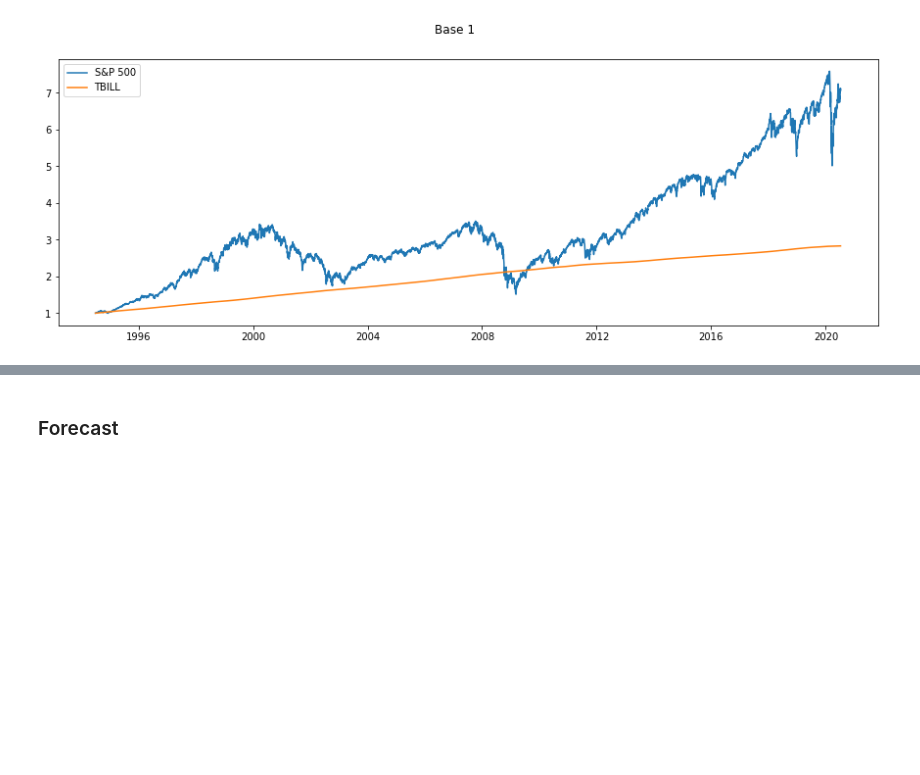
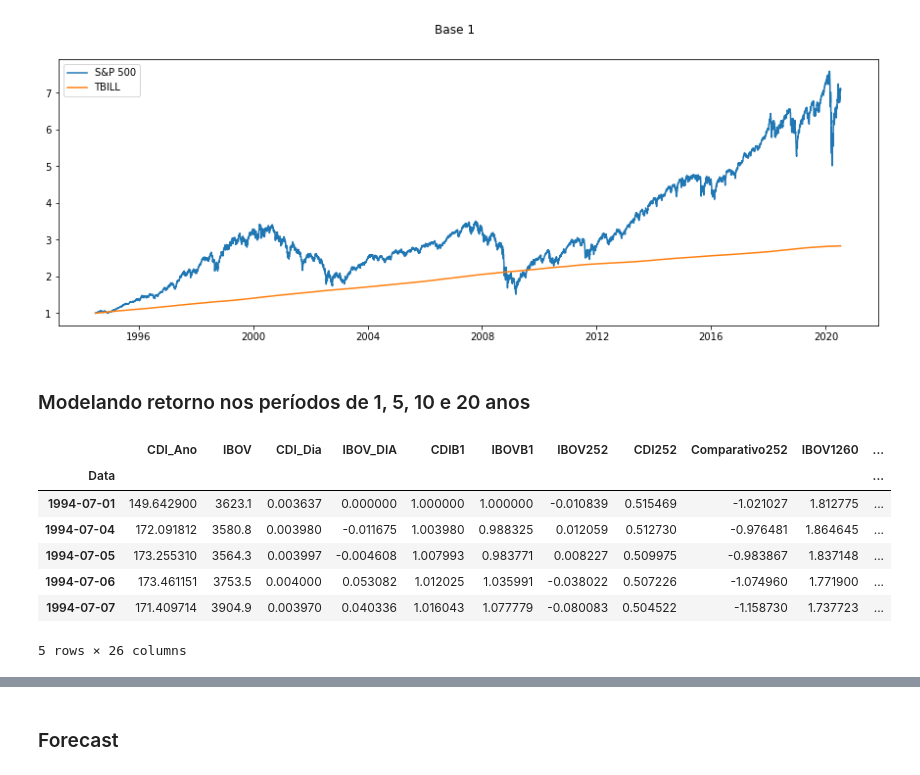
Before and after one commit to Pombalino/FGV, a Jupyter notebook: Trab1Fin2.ipynb, the cells around one changed output, grey strips where cells are left out. Saved outputs shown, nothing was run; the diff lists cells and outputs as text; code cells hidden in the pictures; blank space fills up the shorter version.

```diff
--- a/Trab1Fin2.ipynb
+++ b/Trab1Fin2.ipynb
@@ -41,12 +57,31 @@ fig.suptitle("Base 1")
 leg = ax.legend()
 # %% [output]
 [figure]
+# %% [markdown]
+### Modelando retorno nos períodos de 1, 5, 10 e 20 anos
 # %%
 for i in [252, 252*5, 252*10, 252*20]:
-    IBOV = pd.DataFrame(sh[i:].reset_index().IBOVB1/sh.reset_index().IBOVB1-1)
+    # para cada período, calcule o rendimento para todos os dias possíveis
+    # já tirando IR dos retornos dos investimentos
+    IBOV = pd.DataFrame(0.85*(sh[i:].reset_index().IBOVB1/sh.reset_index().IBOVB1-1))
     sh['IBOV'+str(i)] = IBOV.set_index(sh.index)
-    CDI = pd.DataFrame(sh[i:].reset_index().CDIB1/sh.reset_index().CDIB1-1)
+    if i == 252:
+        al = 1 - 0.2
+    else:
+        al = 1 - 0.15
+    CDI = pd.DataFrame(al*(sh[i:].reset_index().CDIB1/sh.reset_index().CDIB1-1))
     sh['CDI'+str(i)] = CDI.set_index(sh.index)
+    # Apenas um comparativo de qual dos dois é maior. Se >0, RV>RF
     sh['Comparativo'+str(i)] = sh['IBOV'+str(i)]/sh['CDI'+str(i)]-1
+sh.head()
+# %% [output]
+|  | CDI_Ano | IBOV | CDI_Dia | IBOV_DIA | CDIB1 | IBOVB1 | IBOV252 | CDI252 | Comparativo252 | IBOV1260 | ... |
+| Data |  |  |  |  |  |  |  |  |  |  | ... |
+| 1994-07-01 | 149.642900 | 3623.1 | 0.003637 | 0.000000 | 1.000000 | 1.000000 | -0.010839 | 0.515469 | -1.021027 | 1.812775 | ... |
+| 1994-07-04 | 172.091812 | 3580.8 | 0.003980 | -0.011675 | 1.003980 | 0.988325 | 0.012059 | 0.512730 | -0.976481 | 1.864645 | ... |
+| 1994-07-05 | 173.255310 | 3564.3 | 0.003997 | -0.004608 | 1.007993 | 0.983771 | 0.008227 | 0.509975 | -0.983867 | 1.837148 | ... |
+| 1994-07-06 | 173.461151 | 3753.5 | 0.004000 | 0.053082 | 1.012025 | 1.035991 | -0.038022 | 0.507226 | -1.074960 | 1.771900 | ... |
+| 1994-07-07 | 171.409714 | 3904.9 | 0.003970 | 0.040336 | 1.016043 | 1.077779 | -0.080083 | 0.504522 | -1.158730 | 1.737723 | ... |
+5 rows × 26 columns
 # %%
 for i in [252, 252*5, 252*10, 252*20]:
```
Also changed, not shown: parts of 9 cells of this notebook.
